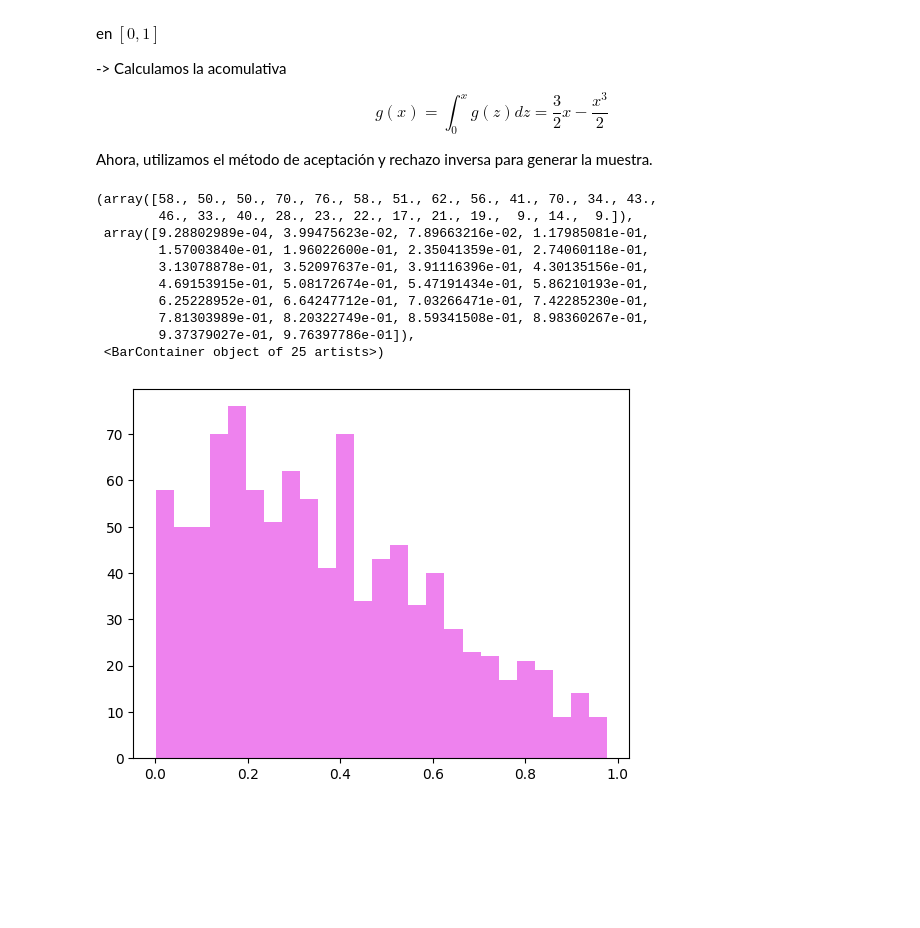
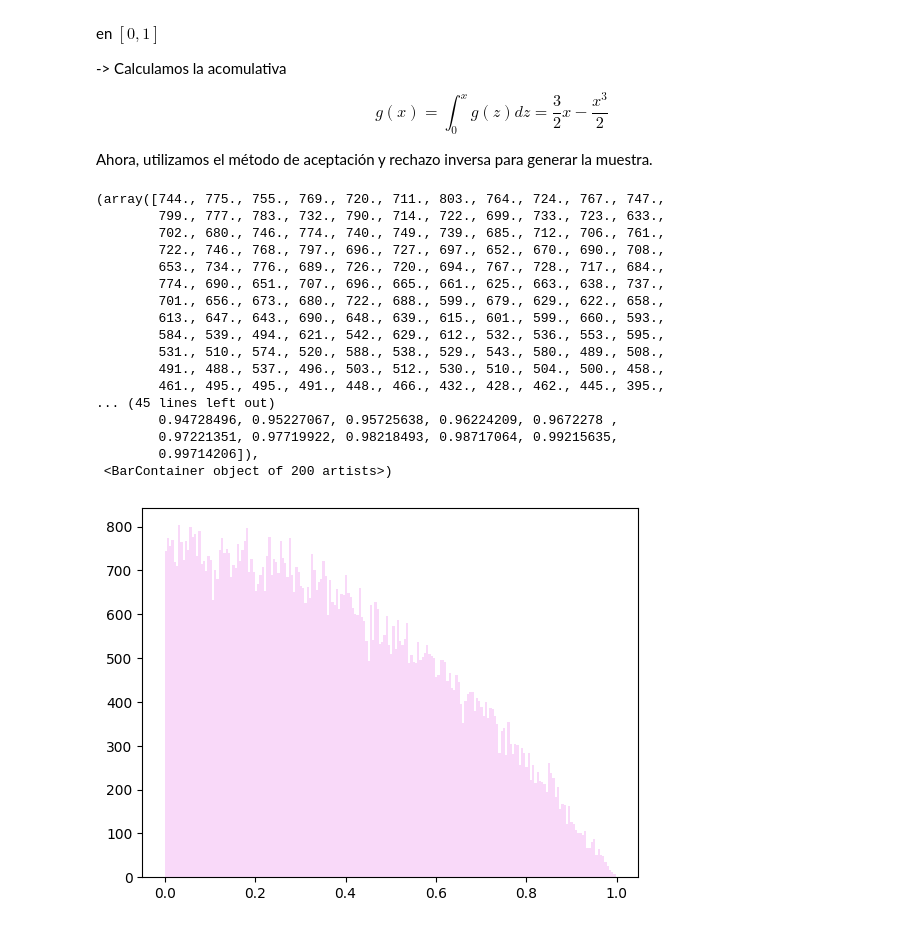
Before and after one commit to MaricelaMH/SIMULACION-II, a Jupyter notebook: METODOS_MC.ipynb, the cells around one changed output. Drawn from its saved outputs; the diff is of its cells as text; code cells hidden in the pictures; blank space fills up the shorter version.

```diff
--- a/METODOS_MC.ipynb
+++ b/METODOS_MC.ipynb
@@ -230,21 +230,28 @@ def met_aceptacion(n):
     Lista.append(x)  #Agregamos los elementos a una lista
   return Lista
 # %%
-G = met_aceptacion(1000)
+G = met_aceptacion(100000)
 # %%
-plt.hist(G,bins = 25, color = "violet")
+plt.hist(G,bins = 200, color = "violet", alpha=0.3)
 # %% [output]
-(array([58., 50., 50., 70., 76., 58., 51., 62., 56., 41., 70., 34., 43.,
-        46., 33., 40., 28., 23., 22., 17., 21., 19.,  9., 14.,  9.]),
- array([9.28802989e-04, 3.99475623e-02, 7.89663216e-02, 1.17985081e-01,
-        1.57003840e-01, 1.96022600e-01, 2.35041359e-01, 2.74060118e-01,
-        3.13078878e-01, 3.52097637e-01, 3.91116396e-01, 4.30135156e-01,
-        4.69153915e-01, 5.08172674e-01, 5.47191434e-01, 5.86210193e-01,
-        6.25228952e-01, 6.64247712e-01, 7.03266471e-01, 7.42285230e-01,
-        7.81303989e-01, 8.20322749e-01, 8.59341508e-01, 8.98360267e-01,
-        9.37379027e-01, 9.76397786e-01]),
- <BarContainer object of 25 artists>)
+(array([744., 775., 755., 769., 720., 711., 803., 764., 724., 767., 747.,
+        799., 777., 783., 732., 790., 714., 722., 699., 733., 723., 633.,
+        702., 680., 746., 774., 740., 749., 739., 685., 712., 706., 761.,
+        722., 746., 768., 797., 696., 727., 697., 652., 670., 690., 708.,
+        653., 734., 776., 689., 726., 720., 694., 767., 728., 717., 684.,
+        774., 690., 651., 707., 696., 665., 661., 625., 663., 638., 737.,
+        701., 656., 673., 680., 722., 688., 599., 679., 629., 622., 658.,
+        613., 647., 643., 690., 648., 639., 615., 601., 599., 660., 593.,
+        584., 539., 494., 621., 542., 629., 612., 532., 536., 553., 595.,
+        531., 510., 574., 520., 588., 538., 529., 543., 580., 489., 508.,
+        491., 488., 537., 496., 503., 512., 530., 510., 504., 500., 458.,
+        461., 495., 495., 491., 448., 466., 432., 428., 462., 445., 395.,
+... (45 lines left out)
+        0.94728496, 0.95227067, 0.95725638, 0.96224209, 0.9672278 ,
+        0.97221351, 0.97719922, 0.98218493, 0.98717064, 0.99215635,
+        0.99714206]),
+ <BarContainer object of 200 artists>)
-[figure, old version]
+[figure, new version]
 # %%
 def g3(x):
   return np.cos((np.pi*x)/2)
```
Also changed, not shown: parts of 16 cells of this notebook.
